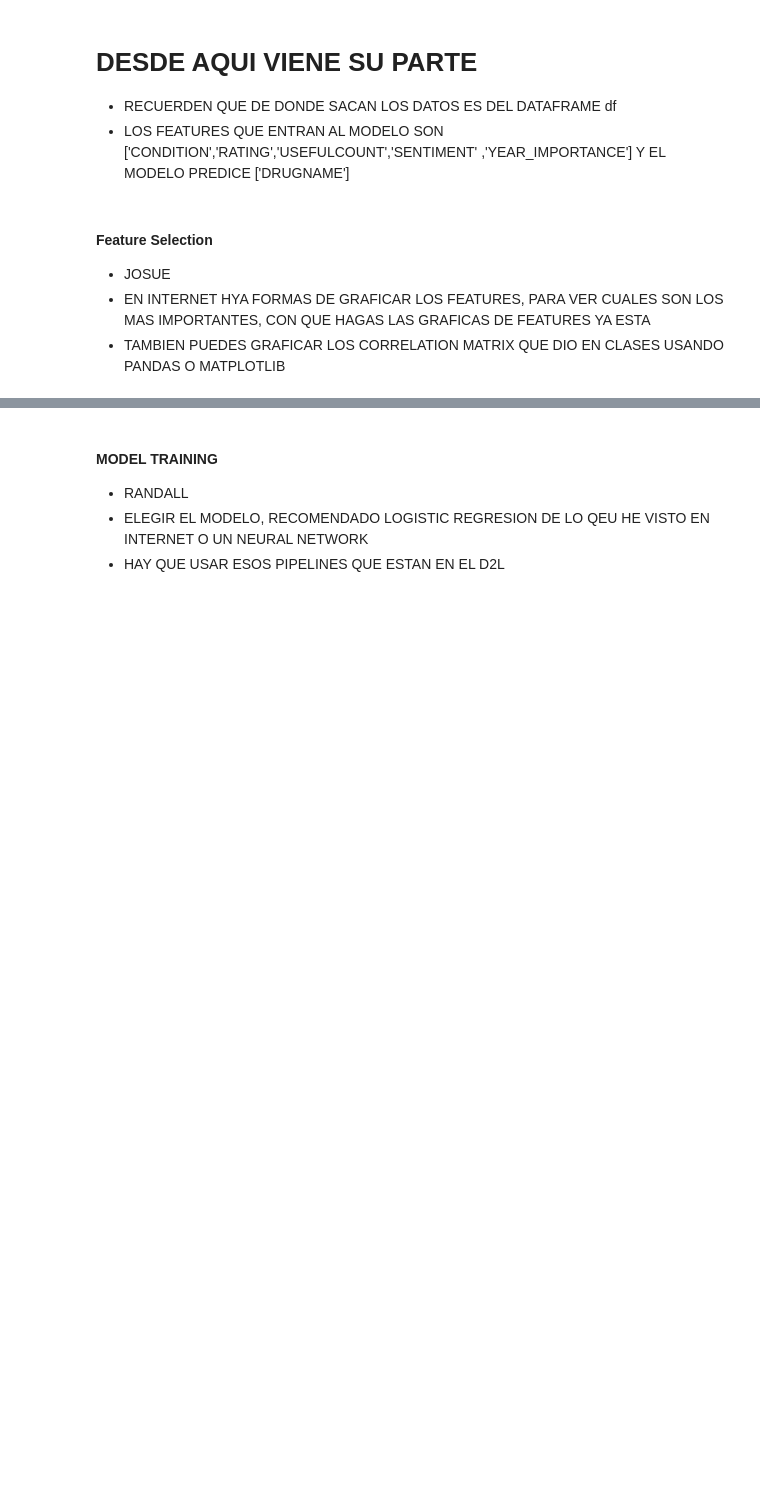
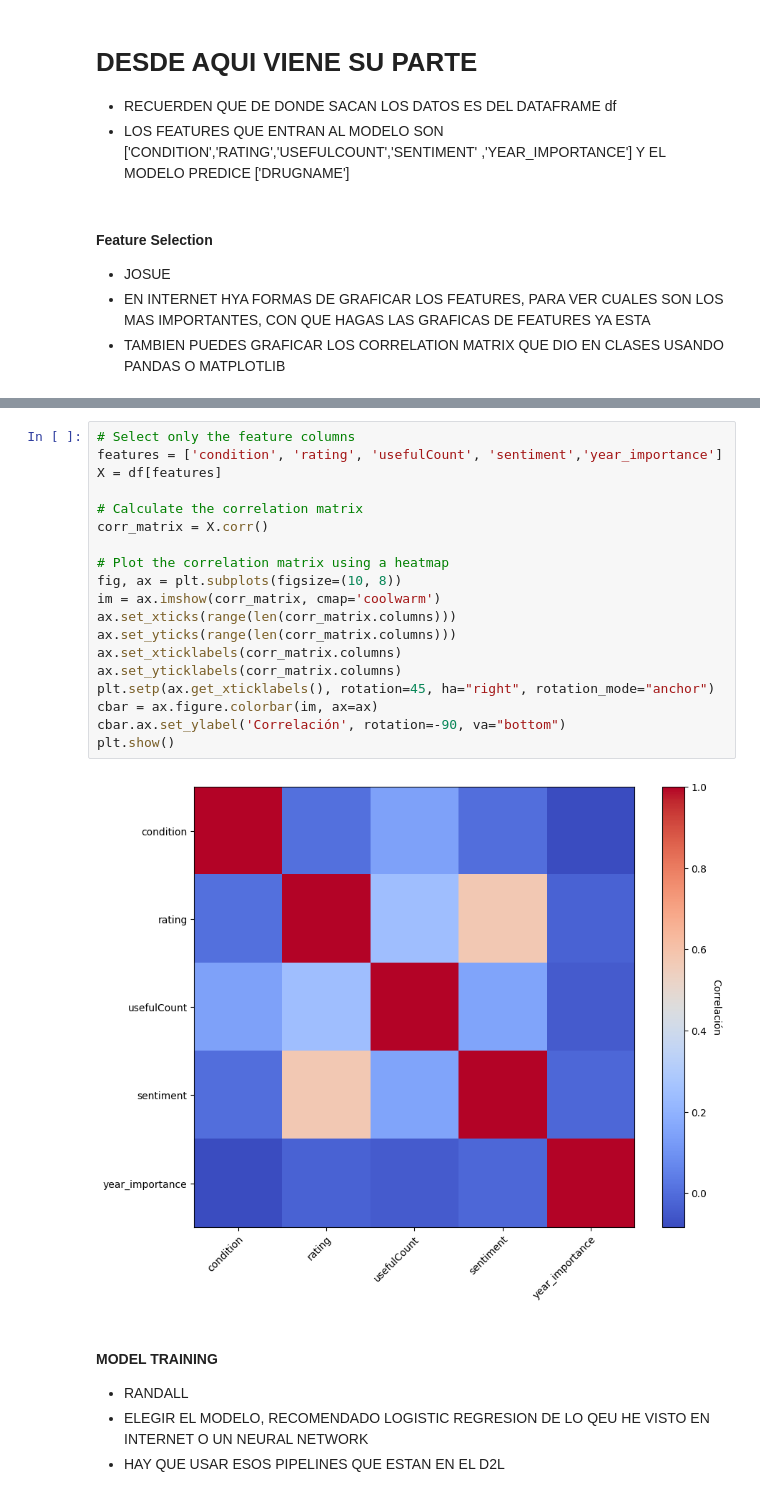
Before and after one commit to juanfranciscocis/Medicine_Recomendation, a Jupyter notebook: avance_proyecto.ipynb, the cells around one changed output, grey strips where cells are left out. Drawn from its saved outputs; the diff is of its cells as text; blank space fills up the shorter version.

```diff
--- a/avance_proyecto.ipynb
+++ b/avance_proyecto.ipynb
@@ -578,3 +601,24 @@ NameError: name 'dfAll' is not defined
+# %%
+# Select only the feature columns
+features = ['condition', 'rating', 'usefulCount', 'sentiment','year_importance']
+X = df[features]
+
+# Calculate the correlation matrix
+corr_matrix = X.corr()
+
+# Plot the correlation matrix using a heatmap
+fig, ax = plt.subplots(figsize=(10, 8))
+im = ax.imshow(corr_matrix, cmap='coolwarm')
+ax.set_xticks(range(len(corr_matrix.columns)))
+ax.set_yticks(range(len(corr_matrix.columns)))
+ax.set_xticklabels(corr_matrix.columns)
+ax.set_yticklabels(corr_matrix.columns)
+plt.setp(ax.get_xticklabels(), rotation=45, ha="right", rotation_mode="anchor")
+cbar = ax.figure.colorbar(im, ax=ax)
+cbar.ax.set_ylabel('Correlación', rotation=-90, va="bottom")
+plt.show()
+# %% [output]
+[figure, added]
 # %% [markdown]
 #### MODEL TRAINING
 - RANDALL
```
Also changed, not shown: parts of 9 cells of this notebook.
